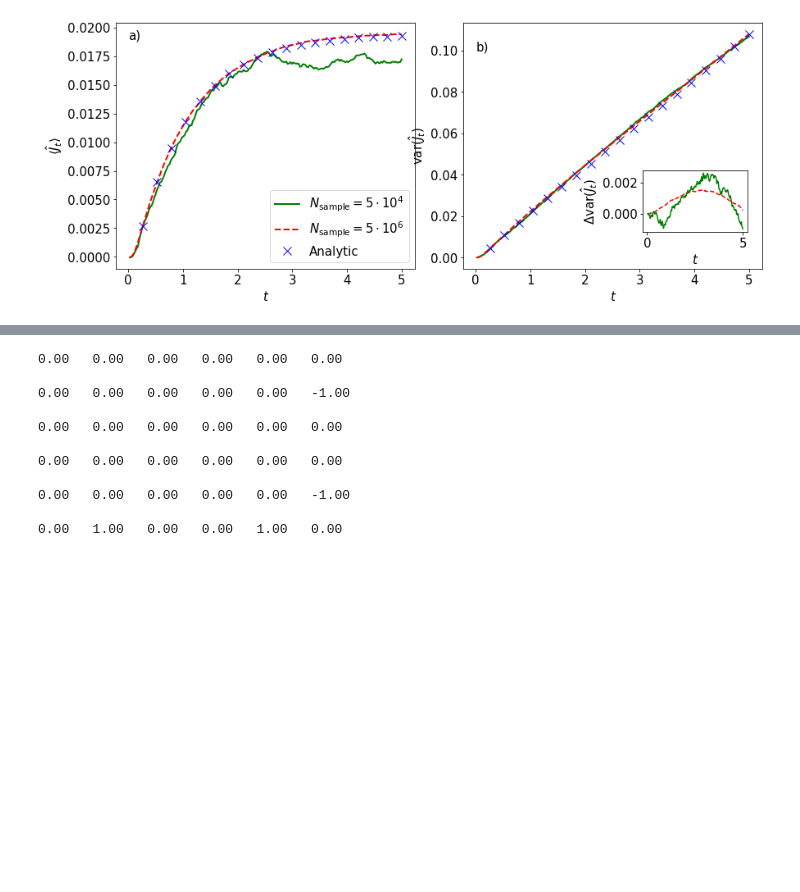
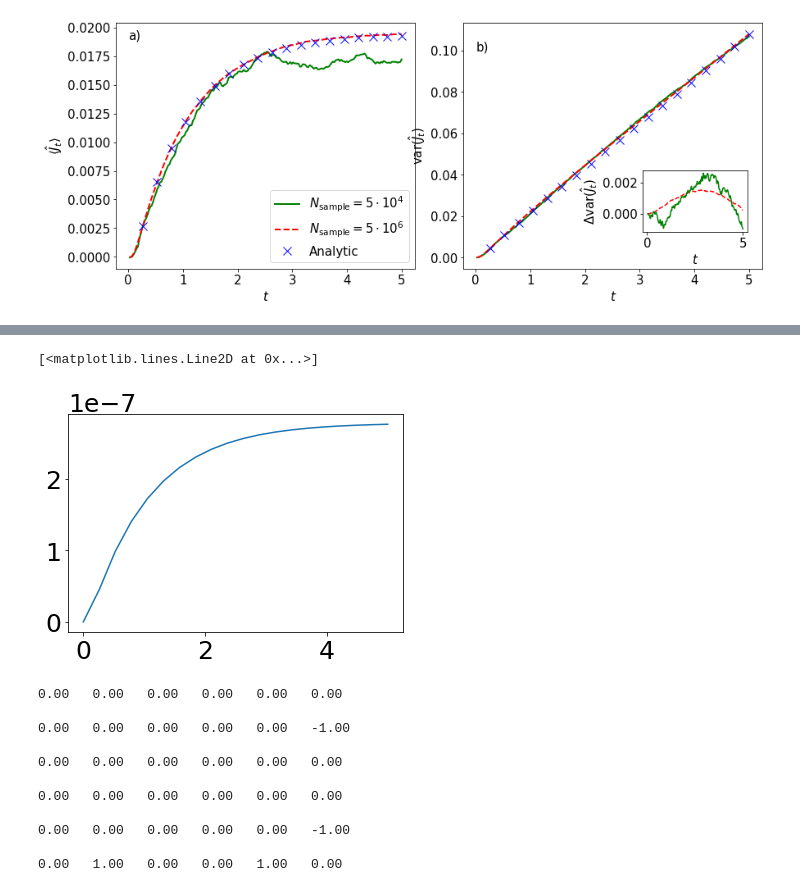
Before and after one commit to larstors/Master-Thesis, a Jupyter notebook: Code/Calmodulin.ipynb, the cells around one changed output, grey strips where cells are left out. Cells and saved outputs as stored; diff of their text form; code cells hidden in the pictures; blank space fills up the shorter version.

```diff
--- a/Code/Calmodulin.ipynb
+++ b/Code/Calmodulin.ipynb
@@ -587,3 +564,22 @@ plt.legend(loc="right")
+# %%
+t = np.linspace(0, 5, 20)
+
+def test_correlation(t, k, l):
+    res = 0
+
+    prop = la.expm(L * t)
+
+    return (peq[k] + peq[l]) * (prop[k, l] * L[l, k] - prop[l, k] * L[k, l])
+
+res = []
+
+for i in t:
+    res.append(test_correlation(i, 4, 5))
+
+plt.plot(t, res)
+# %% [output]
+[<matplotlib.lines.Line2D at 0x...>]
+[figure, added]
 # %%
 # d_matrix = np.array([[0, 1, 0, 1, 1, 0], [-1, 0, 0, 0, 0, 1], [0, 0, 0, 0, 0, 0], [-1, 0, 0, 0, 0, 0], [-1, 0, 0, 0, 0, 1], [0, -1, 0, 0, -1, 0]])
 d_matrix = np.array([[0, 0, 0, 0, 0, 0], [0, 0, 0, 0, 0, -1], [0, 0, 0, 0, 0, 0], [0, 0, 0, 0, 0, 0], [0, 0, 0, 0, 0, -1], [0, 1, 0, 0, 1, 0]])
```
Also changed, not shown: parts of 24 cells of this notebook, 1 other file.
